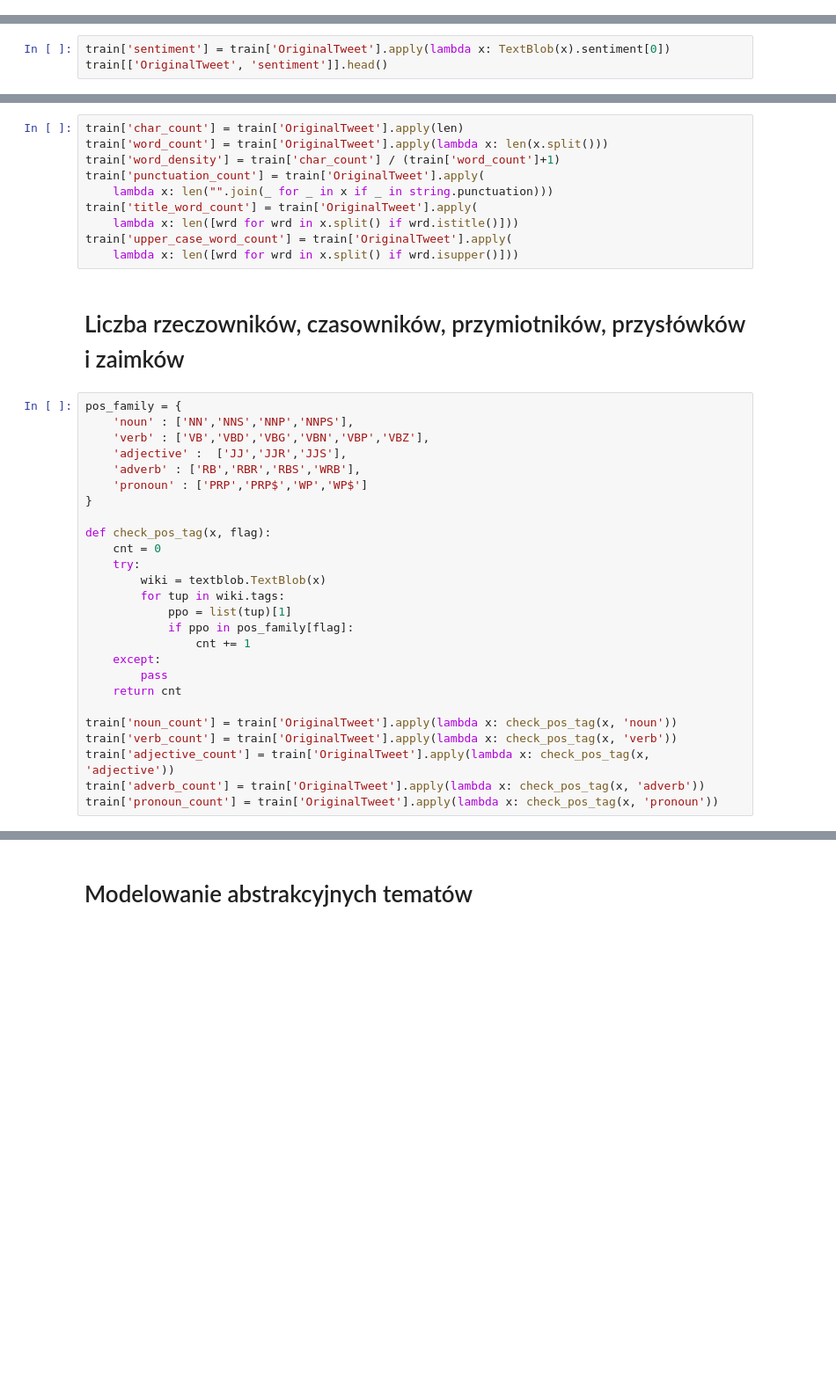
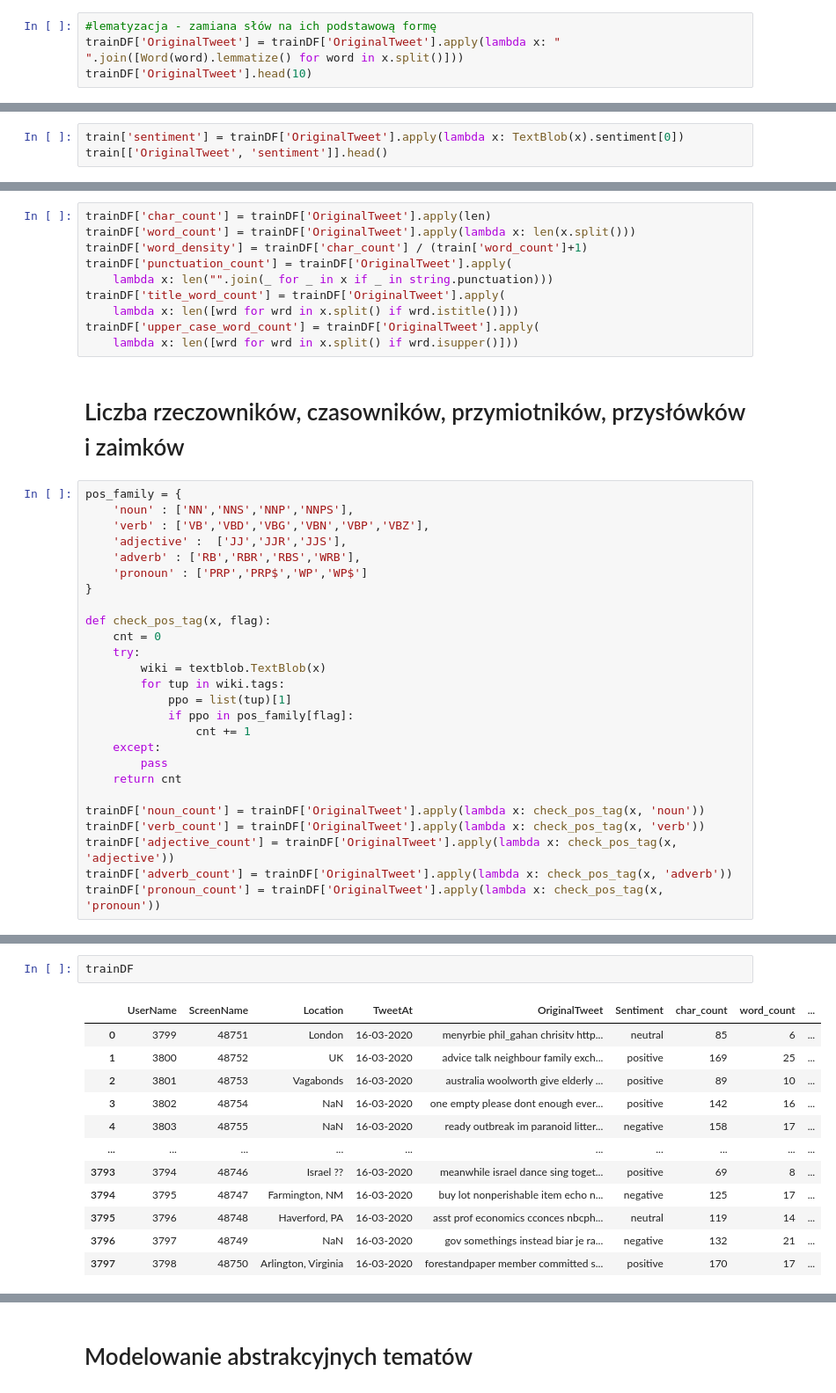
Before and after one commit to mxnogala/Api_w_eksploracji_danych_CDV, a Jupyter notebook: Covid-19-Text-Classification.ipynb, the cells around one changed output, grey strips where cells are left out. Shown at 88% size. Drawn from its saved outputs; the diff is of its cells as text; blank space fills up the shorter version.

Commit message:
Training and Test fix, Train and Raw Train data evaluation

```diff
--- a/Covid-19-Text-Classification.ipynb
+++ b/Covid-19-Text-Classification.ipynb
@@ -376,0 +392,4 @@ tf1
+# %%
+#lematyzacja - zamiana słów na ich podstawową formę
+trainDF['OriginalTweet'] = trainDF['OriginalTweet'].apply(lambda x: " ".join([Word(word).lemmatize() for word in x.split()]))
+trainDF['OriginalTweet'].head(10)
@@ -416,3 +424,3 @@ train_bow
 # %%
-train['sentiment'] = train['OriginalTweet'].apply(lambda x: TextBlob(x).sentiment[0])
+train['sentiment'] = trainDF['OriginalTweet'].apply(lambda x: TextBlob(x).sentiment[0])
 train[['OriginalTweet', 'sentiment']].head()
@@ -562,14 +523,14 @@ for word, i in word_index.items():
 # %% [markdown]
 # NLP features - liczba słów, liter, znaków intterpunkcyjnych, słów z wielkimi literami, zaczynąjących się od wielkiej litery i średnia długiść słów
 # %%
-train['char_count'] = train['OriginalTweet'].apply(len)
-train['word_count'] = train['OriginalTweet'].apply(lambda x: len(x.split()))
-train['word_density'] = train['char_count'] / (train['word_count']+1)
-train['punctuation_count'] = train['OriginalTweet'].apply(
+trainDF['char_count'] = trainDF['OriginalTweet'].apply(len)
+trainDF['word_count'] = trainDF['OriginalTweet'].apply(lambda x: len(x.split()))
+trainDF['word_density'] = trainDF['char_count'] / (train['word_count']+1)
+trainDF['punctuation_count'] = trainDF['OriginalTweet'].apply(
     lambda x: len("".join(_ for _ in x if _ in string.punctuation)))
-train['title_word_count'] = train['OriginalTweet'].apply(
+trainDF['title_word_count'] = trainDF['OriginalTweet'].apply(
     lambda x: len([wrd for wrd in x.split() if wrd.istitle()]))
-train['upper_case_word_count'] = train['OriginalTweet'].apply(
+trainDF['upper_case_word_count'] = trainDF['OriginalTweet'].apply(
     lambda x: len([wrd for wrd in x.split() if wrd.isupper()]))
 # %% [markdown]
 # Liczba rzeczowników, czasowników, przymiotników, przysłówków i zaimków
@@ -594,8 +555,8 @@ def check_pos_tag(x, flag):
         pass
     return cnt
 
-train['noun_count'] = train['OriginalTweet'].apply(lambda x: check_pos_tag(x, 'noun'))
-train['verb_count'] = train['OriginalTweet'].apply(lambda x: check_pos_tag(x, 'verb'))
-train['adjective_count'] = train['OriginalTweet'].apply(lambda x: check_pos_tag(x, 'adjective'))
-train['adverb_count'] = train['OriginalTweet'].apply(lambda x: check_pos_tag(x, 'adverb'))
-train['pronoun_count'] = train['OriginalTweet'].apply(lambda x: check_pos_tag(x, 'pronoun'))
+trainDF['noun_count'] = trainDF['OriginalTweet'].apply(lambda x: check_pos_tag(x, 'noun'))
+trainDF['verb_count'] = trainDF['OriginalTweet'].apply(lambda x: check_pos_tag(x, 'verb'))
+trainDF['adjective_count'] = trainDF['OriginalTweet'].apply(lambda x: check_pos_tag(x, 'adjective'))
+trainDF['adverb_count'] = trainDF['OriginalTweet'].apply(lambda x: check_pos_tag(x, 'adverb'))
+trainDF['pronoun_count'] = trainDF['OriginalTweet'].apply(lambda x: check_pos_tag(x, 'pronoun'))
@@ -617,0 +563,15 @@ train
+# %%
+trainDF
+# %% [output]
+|  | UserName | ScreenName | Location | TweetAt | OriginalTweet | Sentiment | char_count | word_count | ... |
+| 0 | 3799 | 48751 | London | 16-03-2020 | menyrbie phil_gahan chrisitv http... | neutral | 85 | 6 | ... |
+| 1 | 3800 | 48752 | UK | 16-03-2020 | advice talk neighbour family exch... | positive | 169 | 25 | ... |
+| 2 | 3801 | 48753 | Vagabonds | 16-03-2020 | australia woolworth give elderly ... | positive | 89 | 10 | ... |
+| 3 | 3802 | 48754 | NaN | 16-03-2020 | one empty please dont enough ever... | positive | 142 | 16 | ... |
+| 4 | 3803 | 48755 | NaN | 16-03-2020 | ready outbreak im paranoid litter... | negative | 158 | 17 | ... |
+| ... | ... | ... | ... | ... | ... | ... | ... | ... | ... |
+| 3793 | 3794 | 48746 | Israel ?? | 16-03-2020 | meanwhile israel dance sing toget... | positive | 69 | 8 | ... |
+| 3794 | 3795 | 48747 | Farmington, NM | 16-03-2020 | buy lot nonperishable item echo n... | negative | 125 | 17 | ... |
+| 3795 | 3796 | 48748 | Haverford, PA | 16-03-2020 | asst prof economics cconces nbcph... | neutral | 119 | 14 | ... |
+| 3796 | 3797 | 48749 | NaN | 16-03-2020 | gov somethings instead biar je ra... | negative | 132 | 21 | ... |
+| 3797 | 3798 | 48750 | Arlington, Virginia | 16-03-2020 | forestandpaper member committed s... | positive | 170 | 17 | ... |
```
Also changed, not shown: parts of 102 cells of this notebook.
